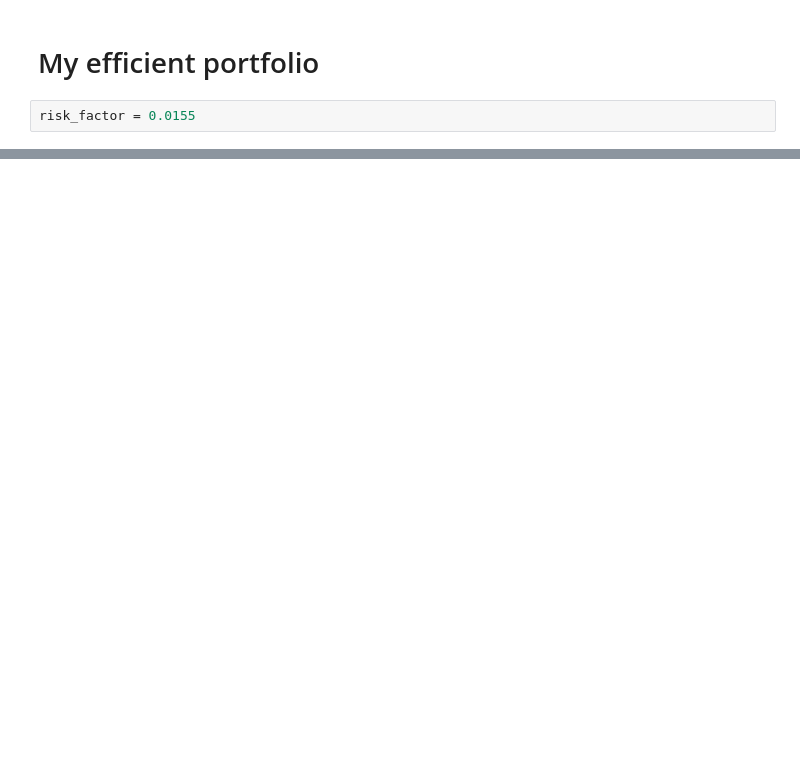
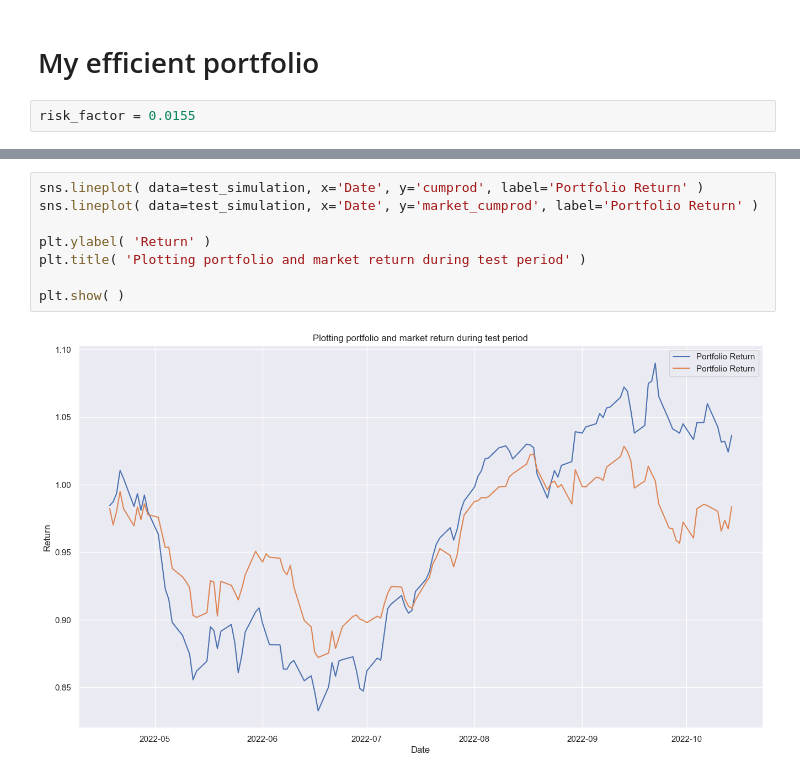
Before and after one commit to yotitan/DA226O-Project1, a Jupyter notebook: 2 - Calculations.ipynb, the cells around one changed output, grey strips where cells are left out. Drawn from its saved outputs; the diff is of its cells as text; blank space fills up the shorter version.

```diff
--- a/2 - Calculations.ipynb
+++ b/2 - Calculations.ipynb
@@ -431,0 +457,10 @@ Market expected daily return in test period =  -0.00020886349667656508
+# %%
+sns.lineplot( data=test_simulation, x='Date', y='cumprod', label='Portfolio Return' )
+sns.lineplot( data=test_simulation, x='Date', y='market_cumprod', label='Portfolio Return' )
+
+plt.ylabel( 'Return' )
+plt.title( 'Plotting portfolio and market return during test period' )
+
+plt.show( )
+# %% [output]
+[figure, added]
```
Also changed, not shown: parts of 16 cells of this notebook.
